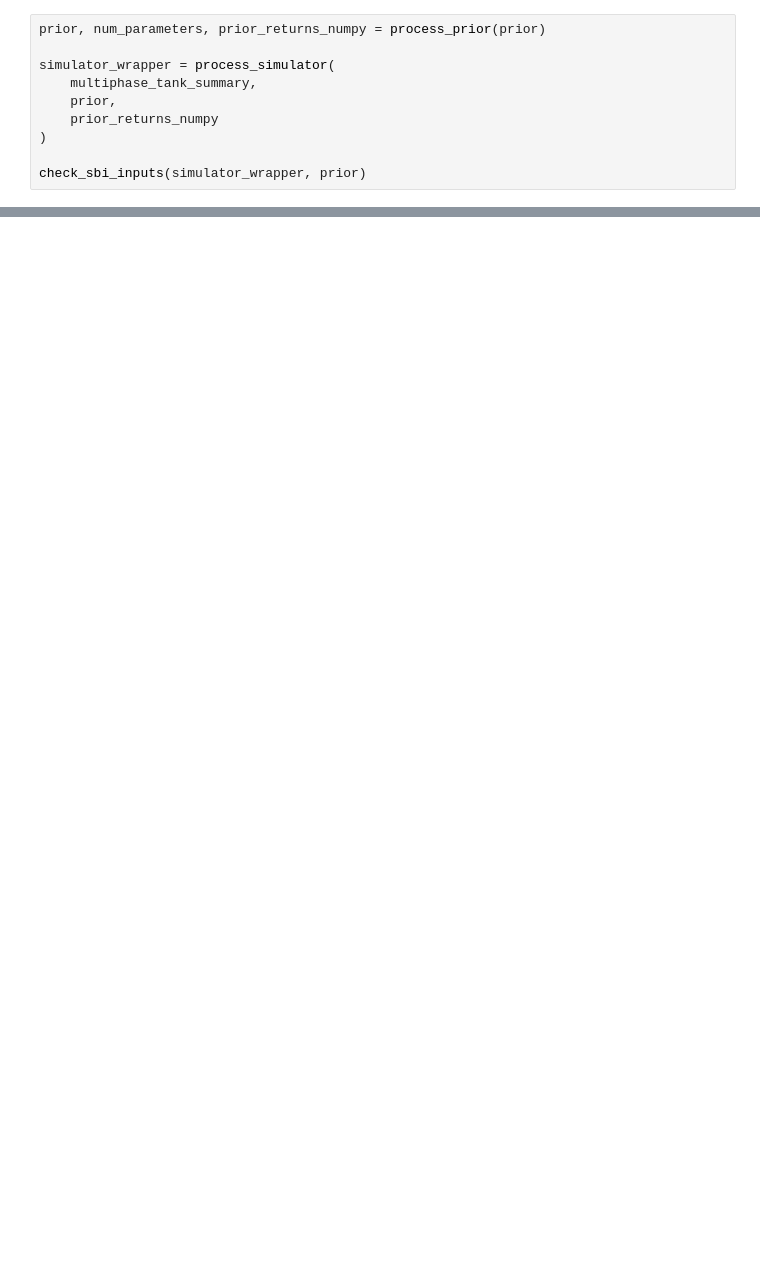
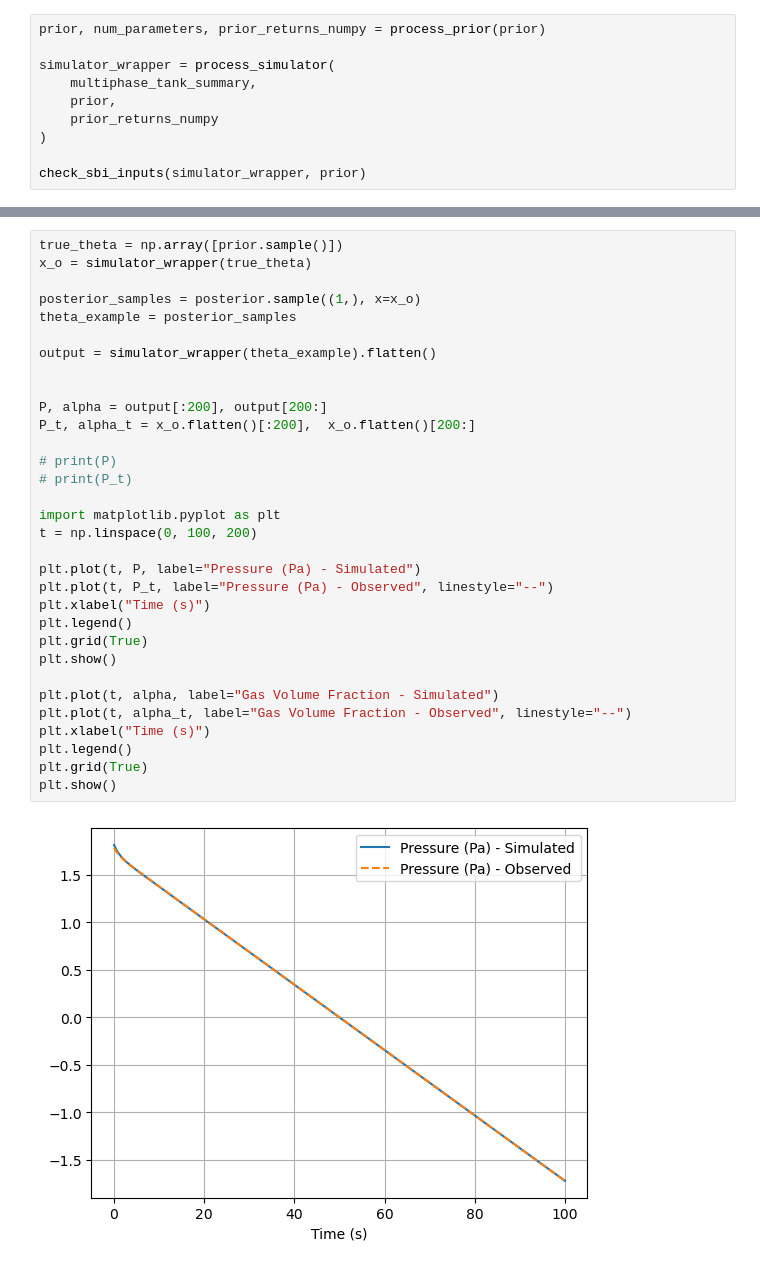
Before and after one commit to skcajs/pandora, a Jupyter notebook: notebooks/simulation_based_inference/multiphase-flow/multiphase-tank copy.ipynb, the cells around one changed output, grey strips where cells are left out. Cells and saved outputs as stored; diff of their text form; blank space fills up the shorter version.

```diff
--- a/notebooks/simulation_based_inference/multiphase-flow/multiphase-tank copy.ipynb
+++ b/notebooks/simulation_based_inference/multiphase-flow/multiphase-tank copy.ipynb
@@ -258,0 +334,34 @@ fig, ax = pairplot(
+# %%
+true_theta = np.array([prior.sample()])
+x_o = simulator_wrapper(true_theta)
+
+posterior_samples = posterior.sample((1,), x=x_o)
+theta_example = posterior_samples
+
+output = simulator_wrapper(theta_example).flatten()
+
+
+P, alpha = output[:200], output[200:]
+P_t, alpha_t = x_o.flatten()[:200],  x_o.flatten()[200:]
+
+# print(P)
+# print(P_t)
+
+import matplotlib.pyplot as plt
+t = np.linspace(0, 100, 200)
+
+plt.plot(t, P, label="Pressure (Pa) - Simulated")
+plt.plot(t, P_t, label="Pressure (Pa) - Observed", linestyle="--")
+plt.xlabel("Time (s)")
+plt.legend()
+plt.grid(True)
+plt.show()
+
+plt.plot(t, alpha, label="Gas Volume Fraction - Simulated")
+plt.plot(t, alpha_t, label="Gas Volume Fraction - Observed", linestyle="--")
+plt.xlabel("Time (s)")
+plt.legend()
+plt.grid(True)
+plt.show()
+# %% [output]
+[figure, added]
```
Also changed, not shown: parts of 49 cells of this notebook, 13 other files.
